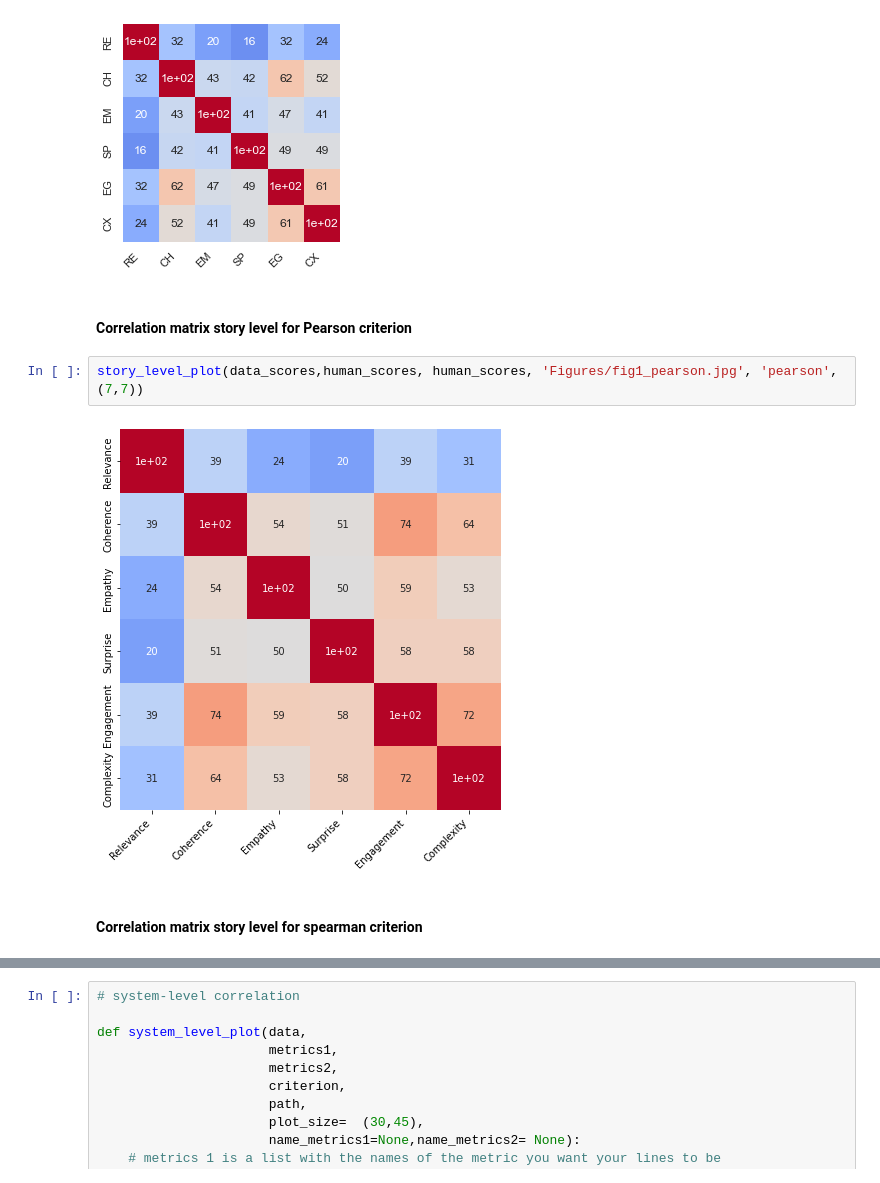
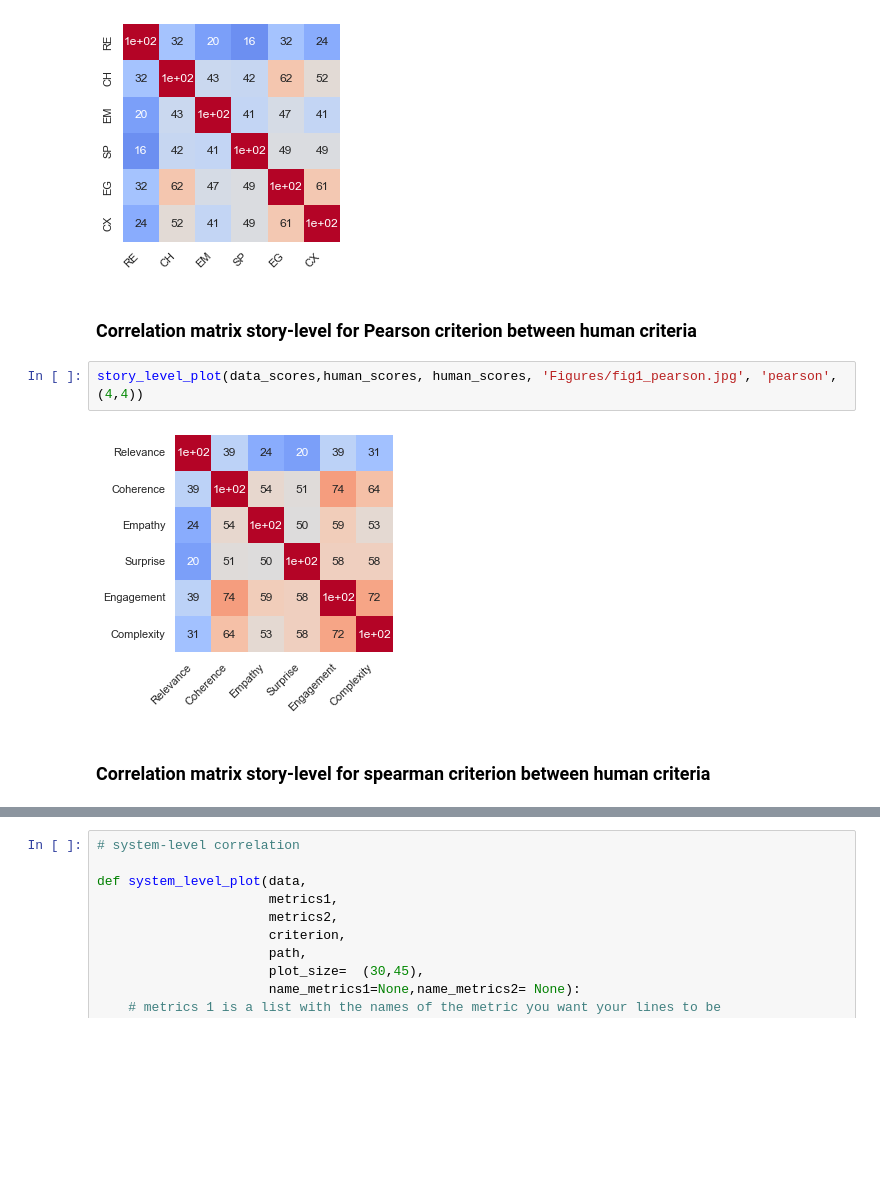
Before and after one commit to CamilleCoustaury/NLP-ENSAE-3A-Sujet4, a Jupyter notebook: data_visualization.ipynb, the cells around one changed output, grey strips where cells are left out. Cells and saved outputs as stored; diff of their text form; blank space fills up the shorter version.

```diff
--- a/data_visualization.ipynb
+++ b/data_visualization.ipynb
@@ -227,11 +134,11 @@ story_level_plot(data_scores, human_scores, human_scores, 'Figures/fig1.jpg', 'k
 # %% [output]
 [figure]
 # %% [markdown]
-#### Correlation matrix story level for Pearson criterion
+### Correlation matrix story-level for Pearson criterion between human criteria
 # %%
-story_level_plot(data_scores,human_scores, human_scores, 'Figures/fig1_pearson.jpg', 'pearson', (7,7))
+story_level_plot(data_scores,human_scores, human_scores, 'Figures/fig1_pearson.jpg', 'pearson', (4,4))
 # %% [output]
-[figure, old version]
+[figure, new version]
 # %% [markdown]
-#### Correlation matrix story level for spearman criterion
+### Correlation matrix story-level for spearman criterion between human criteria
 # %%
```
Also changed, not shown: parts of 38 cells of this notebook, 10 other files.
